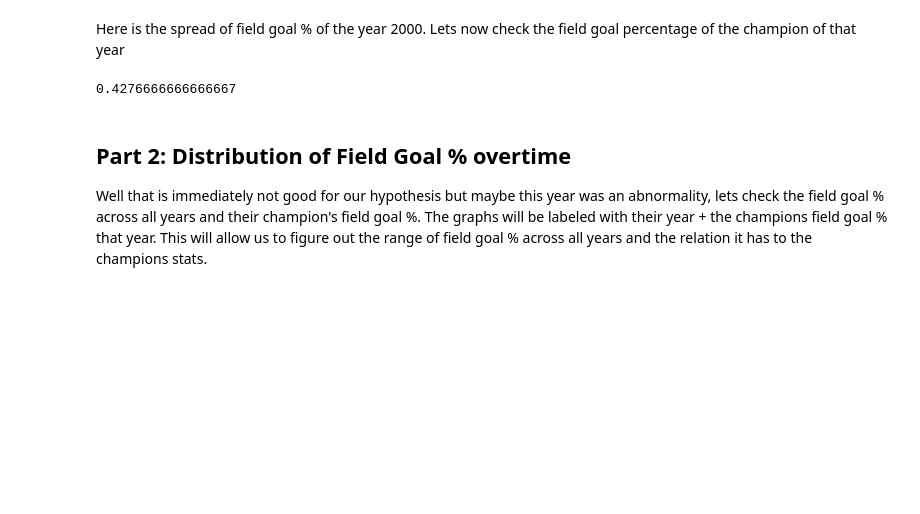
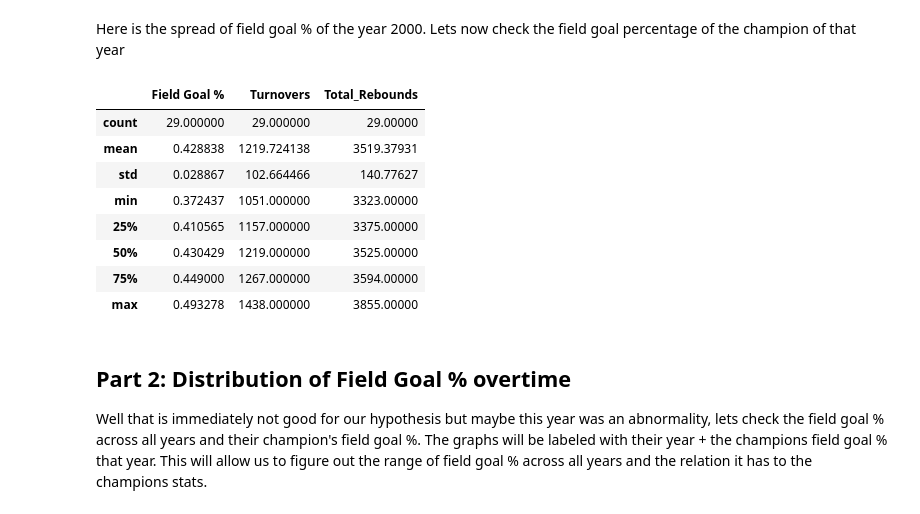
Before and after one commit to kevinkchen1/NBA-Data-Analysis, a Jupyter notebook: EDACheckpoint_group074.ipynb, the cells around one changed output. Drawn from its saved outputs; the diff is of its cells as text; code cells hidden in the pictures; blank space fills up the shorter version.

Commit message:
included a describe for 2000s for easier perspective

```diff
--- a/EDACheckpoint_group074.ipynb
+++ b/EDACheckpoint_group074.ipynb
@@ -267,9 +267,18 @@ sns.histplot(data=year_2000, x='Field Goal %')
 Here is the spread of field goal % of the year 2000. Lets now check the field goal percentage of the champion of that year
 # %%
 champion = champions[champions['Year'] == 2000]['NBA Champion'].values
-year_2000.loc[(champion[0],2000)]['Field Goal %']
+print("Champion Field Goal %:" + year_2000.loc[(champion[0],2000)]['Field Goal %'])
+year_2000.describe()
 # %% [output]
-0.4276666666666667
+|  | Field Goal % | Turnovers | Total_Rebounds |
+| count | 29.000000 | 29.000000 | 29.00000 |
+| mean | 0.428838 | 1219.724138 | 3519.37931 |
+| std | 0.028867 | 102.664466 | 140.77627 |
+| min | 0.372437 | 1051.000000 | 3323.00000 |
+| 25% | 0.410565 | 1157.000000 | 3375.00000 |
+| 50% | 0.430429 | 1219.000000 | 3525.00000 |
+| 75% | 0.449000 | 1267.000000 | 3594.00000 |
+| max | 0.493278 | 1438.000000 | 3855.00000 |
 # %% [markdown]
 ## Part 2: Distribution of Field Goal % overtime
 
```
